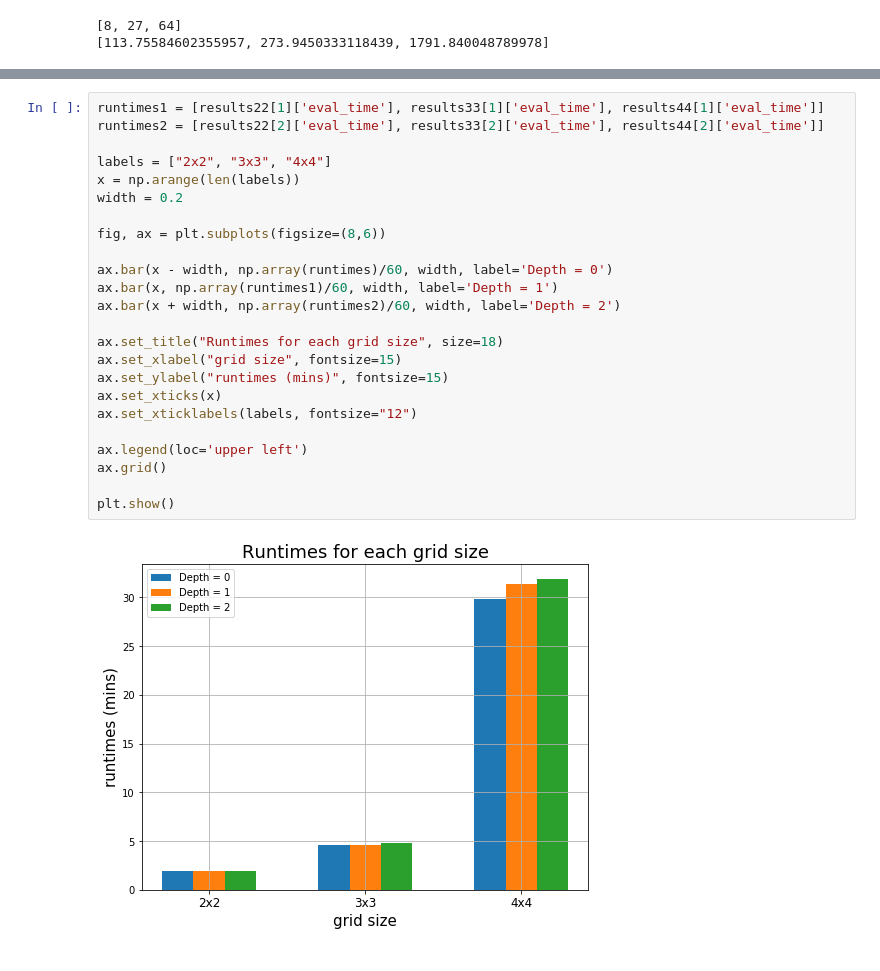
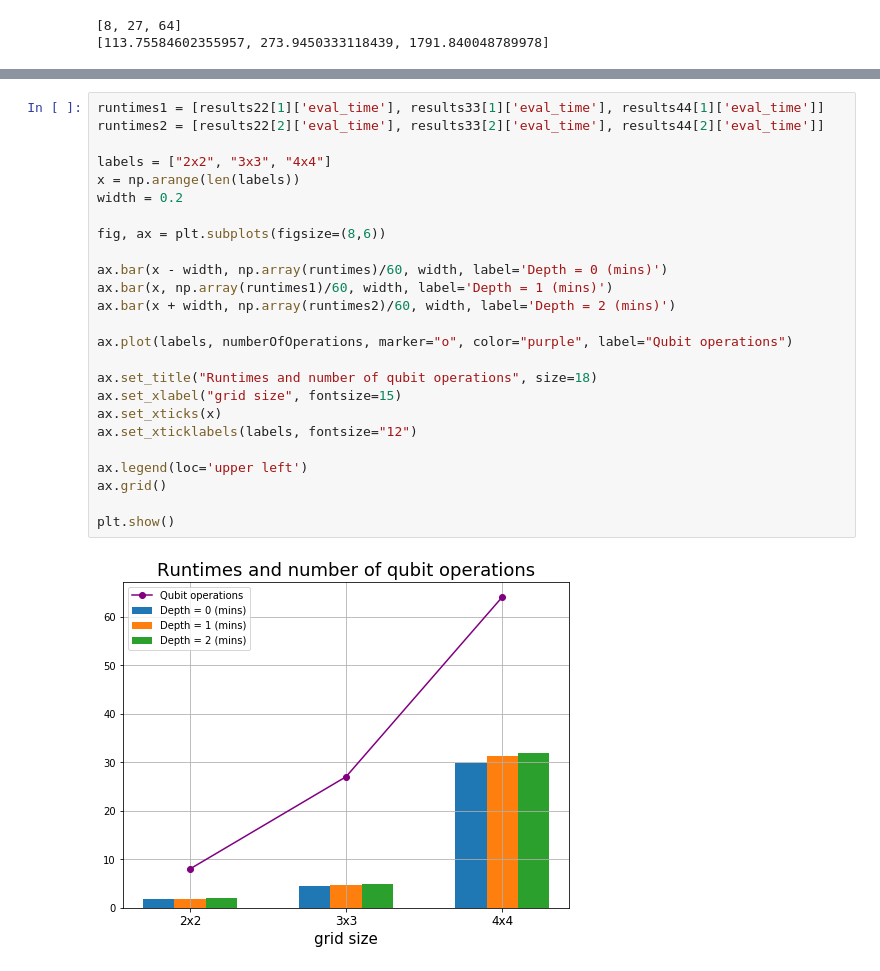
Before and after one commit to Th1nkK1D/vqe-battleship, a Jupyter notebook: test-cases-comparison.ipynb, the cells around one changed output, grey strips where cells are left out. Saved outputs shown, nothing was run; the diff lists cells and outputs as text.

```diff
--- a/test-cases-comparison.ipynb
+++ b/test-cases-comparison.ipynb
@@ -234,26 +219,27 @@ plt.show()
 # %%
 runtimes1 = [results22[1]['eval_time'], results33[1]['eval_time'], results44[1]['eval_time']]
 runtimes2 = [results22[2]['eval_time'], results33[2]['eval_time'], results44[2]['eval_time']]
 
 labels = ["2x2", "3x3", "4x4"]
 x = np.arange(len(labels))
 width = 0.2
 
 fig, ax = plt.subplots(figsize=(8,6))
 
-ax.bar(x - width, np.array(runtimes)/60, width, label='Depth = 0')
-ax.bar(x, np.array(runtimes1)/60, width, label='Depth = 1')
-ax.bar(x + width, np.array(runtimes2)/60, width, label='Depth = 2')
+ax.bar(x - width, np.array(runtimes)/60, width, label='Depth = 0 (mins)')
+ax.bar(x, np.array(runtimes1)/60, width, label='Depth = 1 (mins)')
+ax.bar(x + width, np.array(runtimes2)/60, width, label='Depth = 2 (mins)')
 
-ax.set_title("Runtimes for each grid size", size=18)
+ax.plot(labels, numberOfOperations, marker="o", color="purple", label="Qubit operations")
+
+ax.set_title("Runtimes and number of qubit operations", size=18)
 ax.set_xlabel("grid size", fontsize=15)
-ax.set_ylabel("runtimes (mins)", fontsize=15)
 ax.set_xticks(x)
 ax.set_xticklabels(labels, fontsize="12")
 
 ax.legend(loc='upper left')
 ax.grid()
 
 plt.show()
 # %% [output]
-[figure, old version]
+[figure, new version]
```
Also changed, not shown: parts of 2 cells of this notebook, 1 other file.
